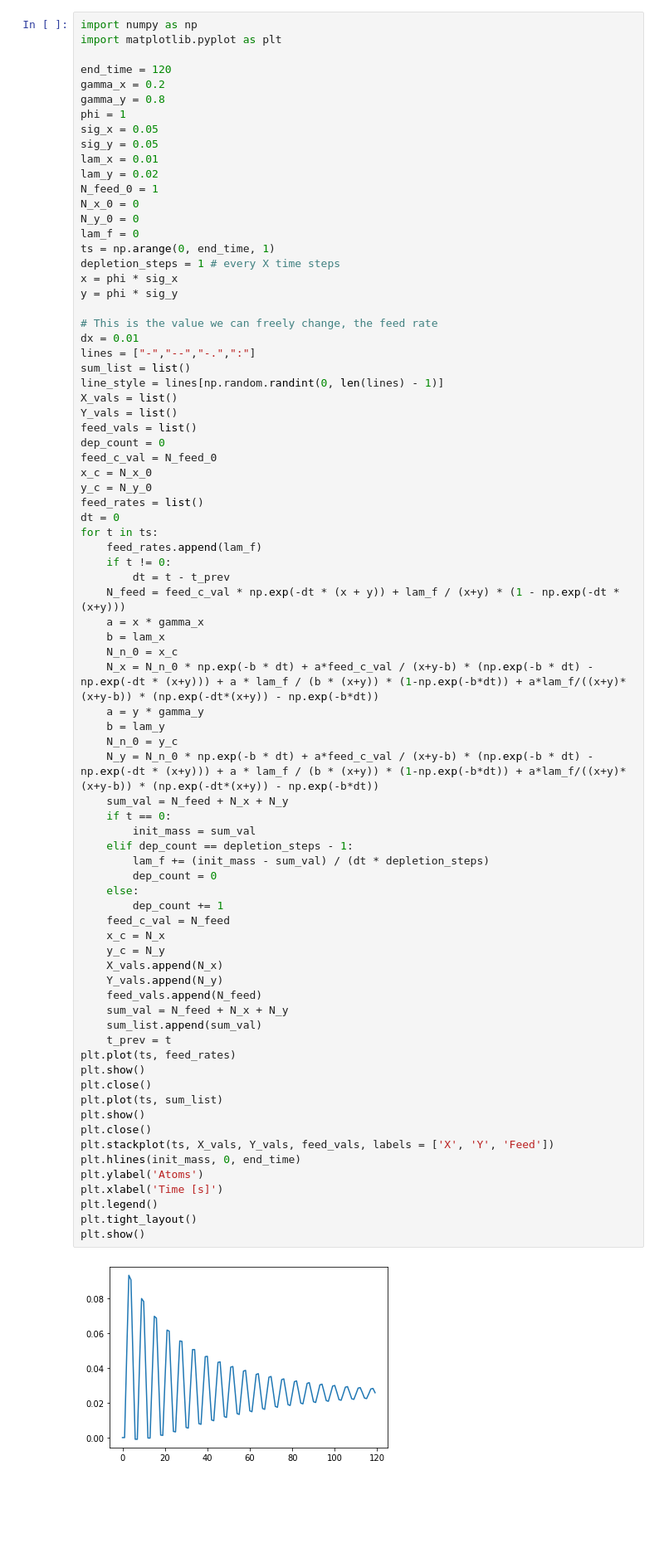
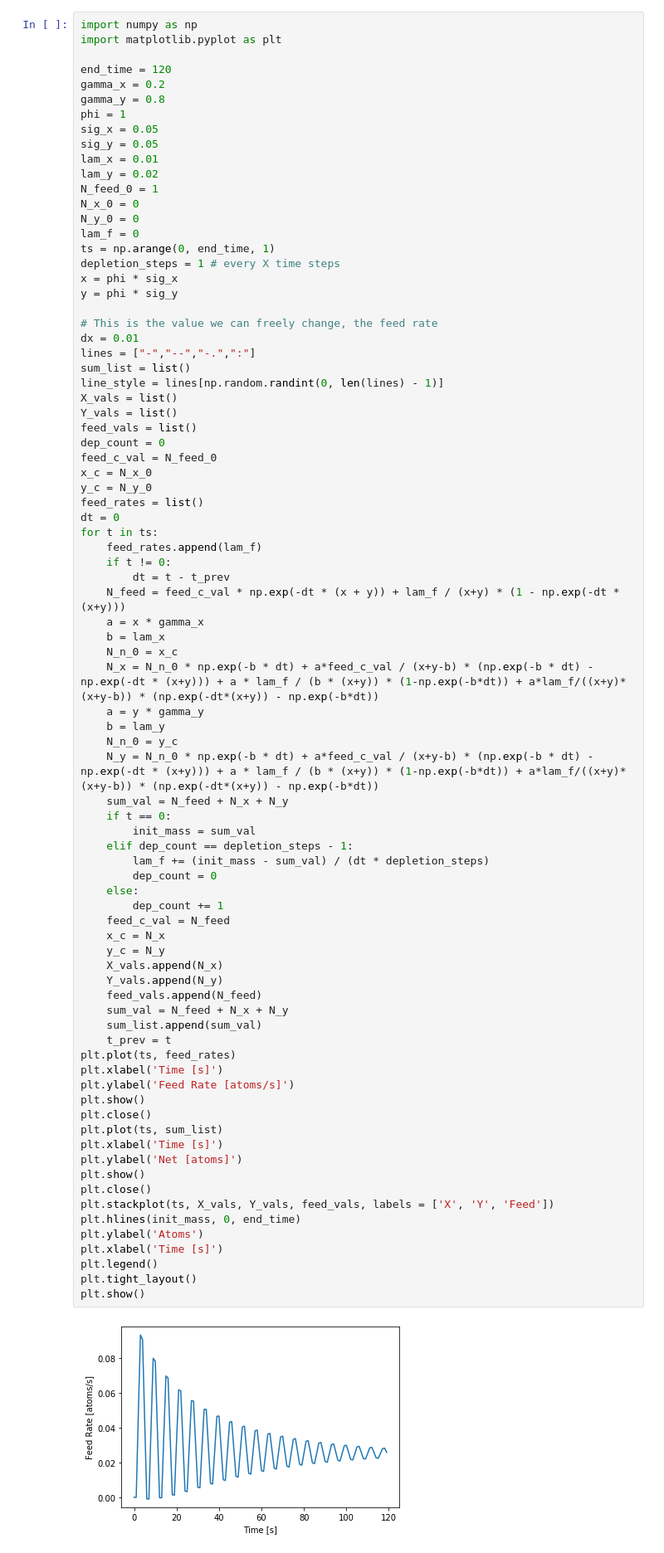
Before and after one commit to arfc/msr-neutronics, a Jupyter notebook: msr-flows/Notes/mass_balance.ipynb, the cells around one changed output. Shown at 83% size. Drawn from its saved outputs; the diff is of its cells as text; blank space fills up the shorter version.

```diff
--- a/msr-flows/Notes/mass_balance.ipynb
+++ b/msr-flows/Notes/mass_balance.ipynb
@@ -433,31 +451,35 @@ for t in ts:
     if t == 0:
         init_mass = sum_val
     elif dep_count == depletion_steps - 1:
         lam_f += (init_mass - sum_val) / (dt * depletion_steps)
         dep_count = 0
     else:
         dep_count += 1
     feed_c_val = N_feed
     x_c = N_x
     y_c = N_y
     X_vals.append(N_x)
     Y_vals.append(N_y)
     feed_vals.append(N_feed)
     sum_val = N_feed + N_x + N_y
     sum_list.append(sum_val)
     t_prev = t
 plt.plot(ts, feed_rates)
+plt.xlabel('Time [s]')
+plt.ylabel('Feed Rate [atoms/s]')
 plt.show()
 plt.close()
 plt.plot(ts, sum_list)
+plt.xlabel('Time [s]')
+plt.ylabel('Net [atoms]')
 plt.show()
 plt.close()
 plt.stackplot(ts, X_vals, Y_vals, feed_vals, labels = ['X', 'Y', 'Feed'])
 plt.hlines(init_mass, 0, end_time)
 plt.ylabel('Atoms')
 plt.xlabel('Time [s]')
 plt.legend()
 plt.tight_layout()
 plt.show()
 # %% [output]
-[figure, old version]
+[figure, new version]
```
Also changed, not shown: parts of 8 cells of this notebook.
